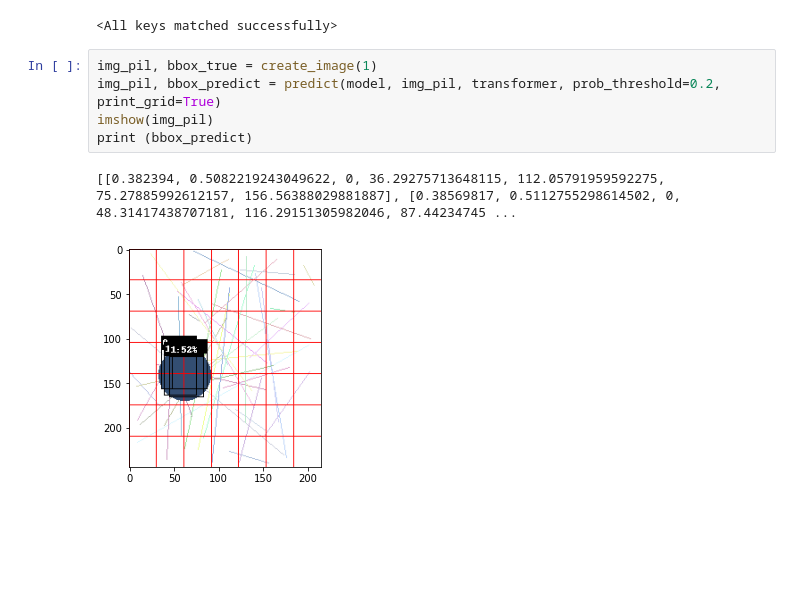
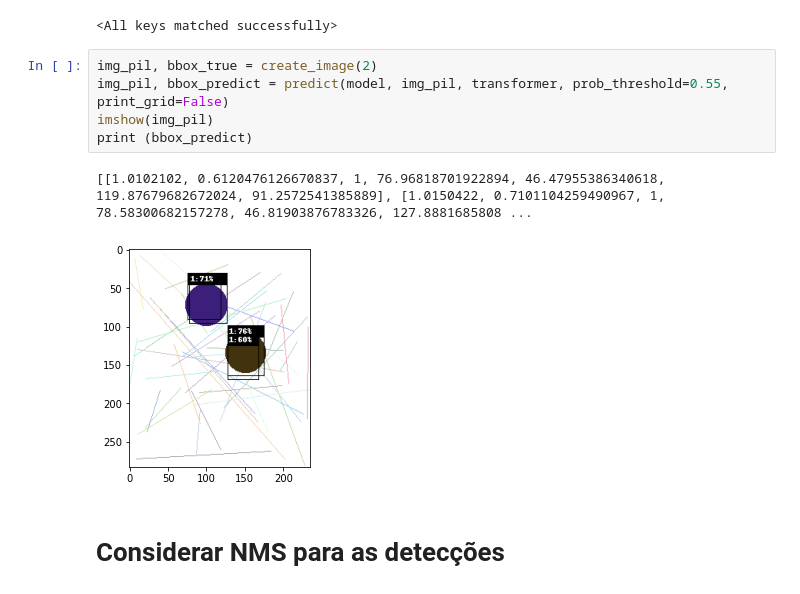
Before and after one commit to netomap/yolo3, a Jupyter notebook: testes_deteccoes.ipynb, the cells around one changed output. Cells and saved outputs as stored; diff of their text form; blank space fills up the shorter version.

```diff
--- a/testes_deteccoes.ipynb
+++ b/testes_deteccoes.ipynb
@@ -22,10 +23,12 @@ transformer = transforms.Compose([
 # %% [output]
 <All keys matched successfully>
 # %%
-img_pil, bbox_true = create_image(1)
-img_pil, bbox_predict = predict(model, img_pil, transformer, prob_threshold=0.2, print_grid=True)
+img_pil, bbox_true = create_image(2)
+img_pil, bbox_predict = predict(model, img_pil, transformer, prob_threshold=0.55, print_grid=False)
 imshow(img_pil)
 print (bbox_predict)
 # %% [output]
-[[0.382394, 0.5082219243049622, 0, 36.29275713648115, 112.05791959592275, 75.27885992612157, 156.56388029881887], [0.38569817, 0.5112755298614502, 0, 48.31417438707181, 116.29151305982046, 87.44234745 ...
+[[1.0102102, 0.6120476126670837, 1, 76.96818701922894, 46.47955386340618, 119.87679682672024, 91.2572541385889], [1.0150422, 0.7101104259490967, 1, 78.58300682157278, 46.81903876783326, 127.8881685808 ...
-[figure, old version]
+[figure, new version]
+# %% [markdown]
+# Considerar NMS para as detecções
```
Also changed, not shown: parts of 3 cells of this notebook, 1 other file.
